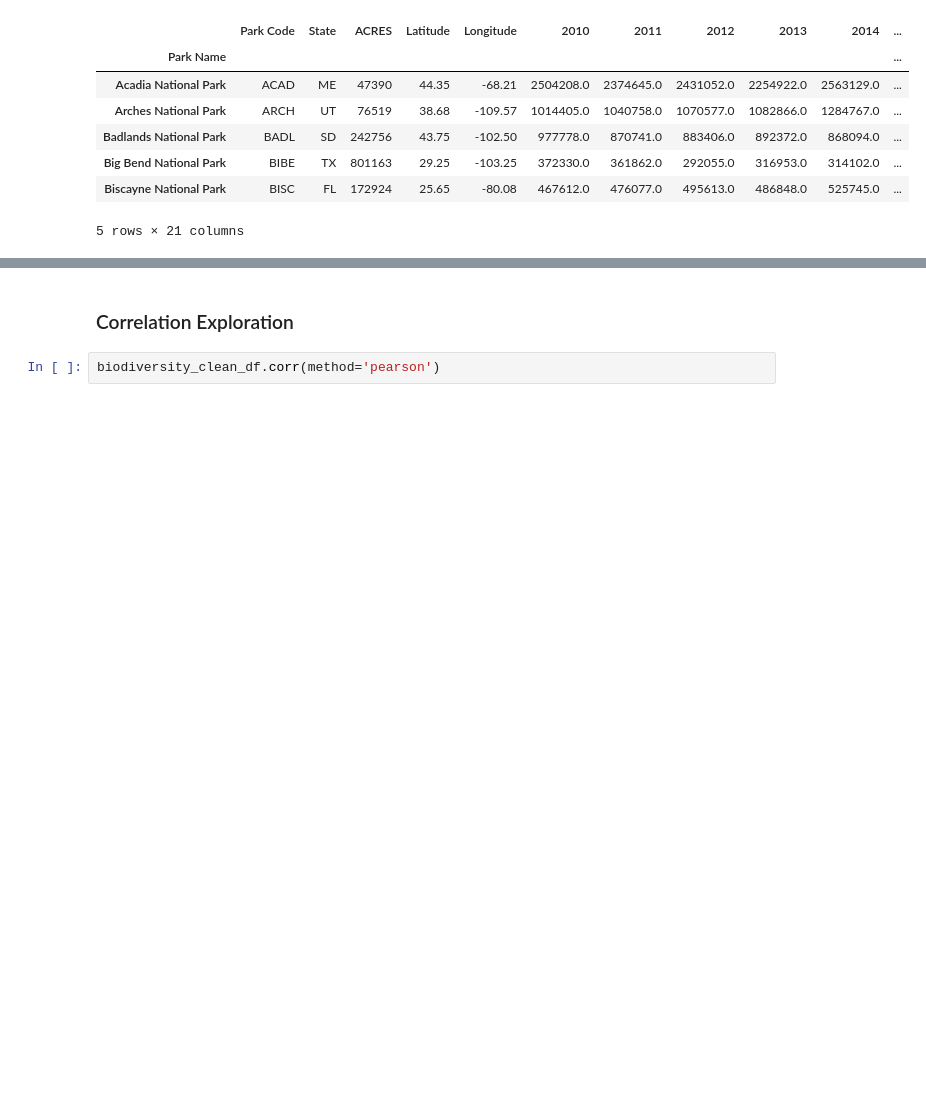
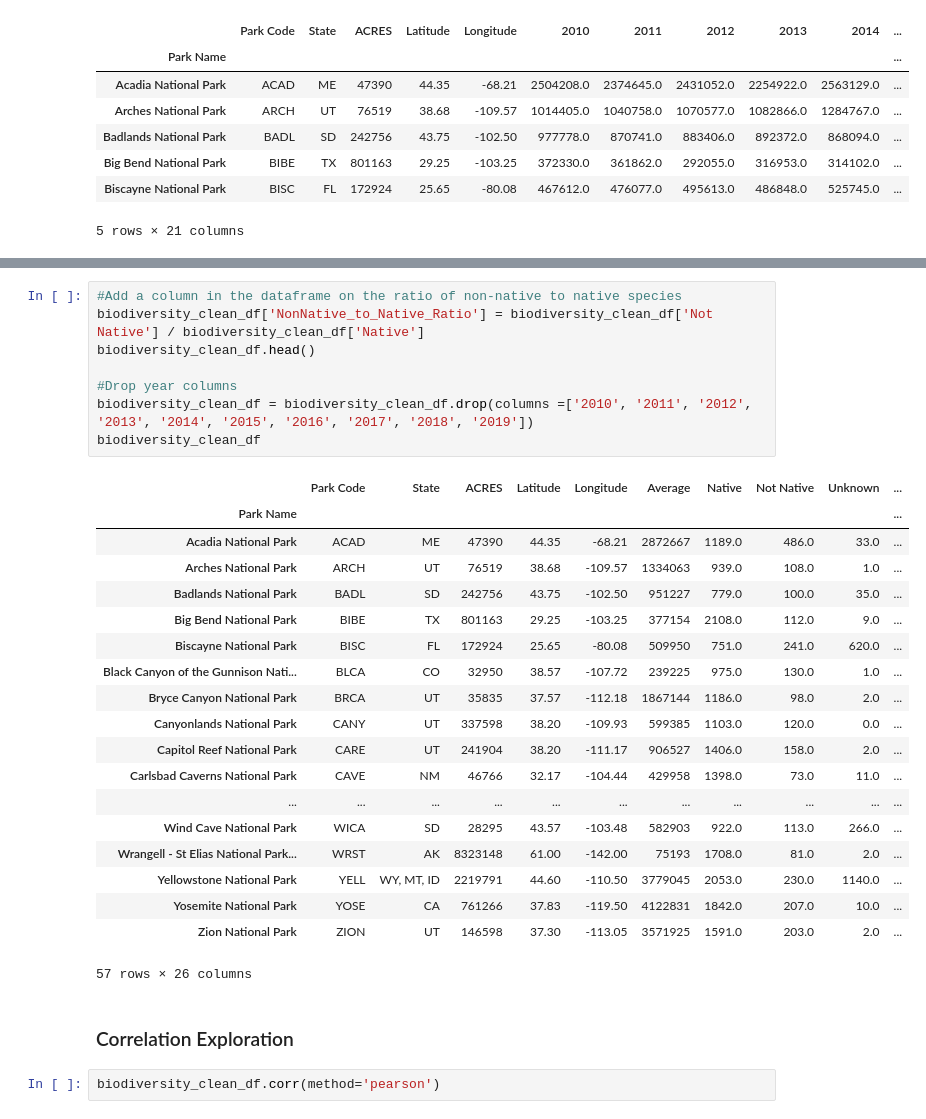
Before and after one commit to holleyvoegtle/Biodiversity_Analysis, a Jupyter notebook: machine-learning/Biodiversity_MachineLearning.ipynb, the cells around one changed output, grey strips where cells are left out. Drawn from its saved outputs; the diff is of its cells as text; blank space fills up the shorter version.

```diff
--- a/machine-learning/Biodiversity_MachineLearning.ipynb
+++ b/machine-learning/Biodiversity_MachineLearning.ipynb
@@ -570,3 +557,31 @@ biodiversity_clean_df.head()
+# %%
+#Add a column in the dataframe on the ratio of non-native to native species
+biodiversity_clean_df['NonNative_to_Native_Ratio'] = biodiversity_clean_df['Not Native'] / biodiversity_clean_df['Native']
+biodiversity_clean_df.head()
+
+#Drop year columns
+biodiversity_clean_df = biodiversity_clean_df.drop(columns =['2010', '2011', '2012', '2013', '2014', '2015', '2016', '2017', '2018', '2019'])
+biodiversity_clean_df
+# %% [output]
+|  | Park Code | State | ACRES | Latitude | Longitude | Average | Native | Not Native | Unknown | ... |
+| Park Name |  |  |  |  |  |  |  |  |  | ... |
+| Acadia National Park | ACAD | ME | 47390 | 44.35 | -68.21 | 2872667 | 1189.0 | 486.0 | 33.0 | ... |
+| Arches National Park | ARCH | UT | 76519 | 38.68 | -109.57 | 1334063 | 939.0 | 108.0 | 1.0 | ... |
+| Badlands National Park | BADL | SD | 242756 | 43.75 | -102.50 | 951227 | 779.0 | 100.0 | 35.0 | ... |
+| Big Bend National Park | BIBE | TX | 801163 | 29.25 | -103.25 | 377154 | 2108.0 | 112.0 | 9.0 | ... |
+| Biscayne National Park | BISC | FL | 172924 | 25.65 | -80.08 | 509950 | 751.0 | 241.0 | 620.0 | ... |
+| Black Canyon of the Gunnison Nati... | BLCA | CO | 32950 | 38.57 | -107.72 | 239225 | 975.0 | 130.0 | 1.0 | ... |
+| Bryce Canyon National Park | BRCA | UT | 35835 | 37.57 | -112.18 | 1867144 | 1186.0 | 98.0 | 2.0 | ... |
+| Canyonlands National Park | CANY | UT | 337598 | 38.20 | -109.93 | 599385 | 1103.0 | 120.0 | 0.0 | ... |
+| Capitol Reef National Park | CARE | UT | 241904 | 38.20 | -111.17 | 906527 | 1406.0 | 158.0 | 2.0 | ... |
+| Carlsbad Caverns National Park | CAVE | NM | 46766 | 32.17 | -104.44 | 429958 | 1398.0 | 73.0 | 11.0 | ... |
+| ... | ... | ... | ... | ... | ... | ... | ... | ... | ... | ... |
+| Wind Cave National Park | WICA | SD | 28295 | 43.57 | -103.48 | 582903 | 922.0 | 113.0 | 266.0 | ... |
+| Wrangell - St Elias National Park... | WRST | AK | 8323148 | 61.00 | -142.00 | 75193 | 1708.0 | 81.0 | 2.0 | ... |
+| Yellowstone National Park | YELL | WY, MT, ID | 2219791 | 44.60 | -110.50 | 3779045 | 2053.0 | 230.0 | 1140.0 | ... |
+| Yosemite National Park | YOSE | CA | 761266 | 37.83 | -119.50 | 4122831 | 1842.0 | 207.0 | 10.0 | ... |
+| Zion National Park | ZION | UT | 146598 | 37.30 | -113.05 | 3571925 | 1591.0 | 203.0 | 2.0 | ... |
+57 rows × 26 columns
 # %% [markdown]
 ### Correlation Exploration
 # %%
```
Also changed, not shown: parts of 49 cells of this notebook.
